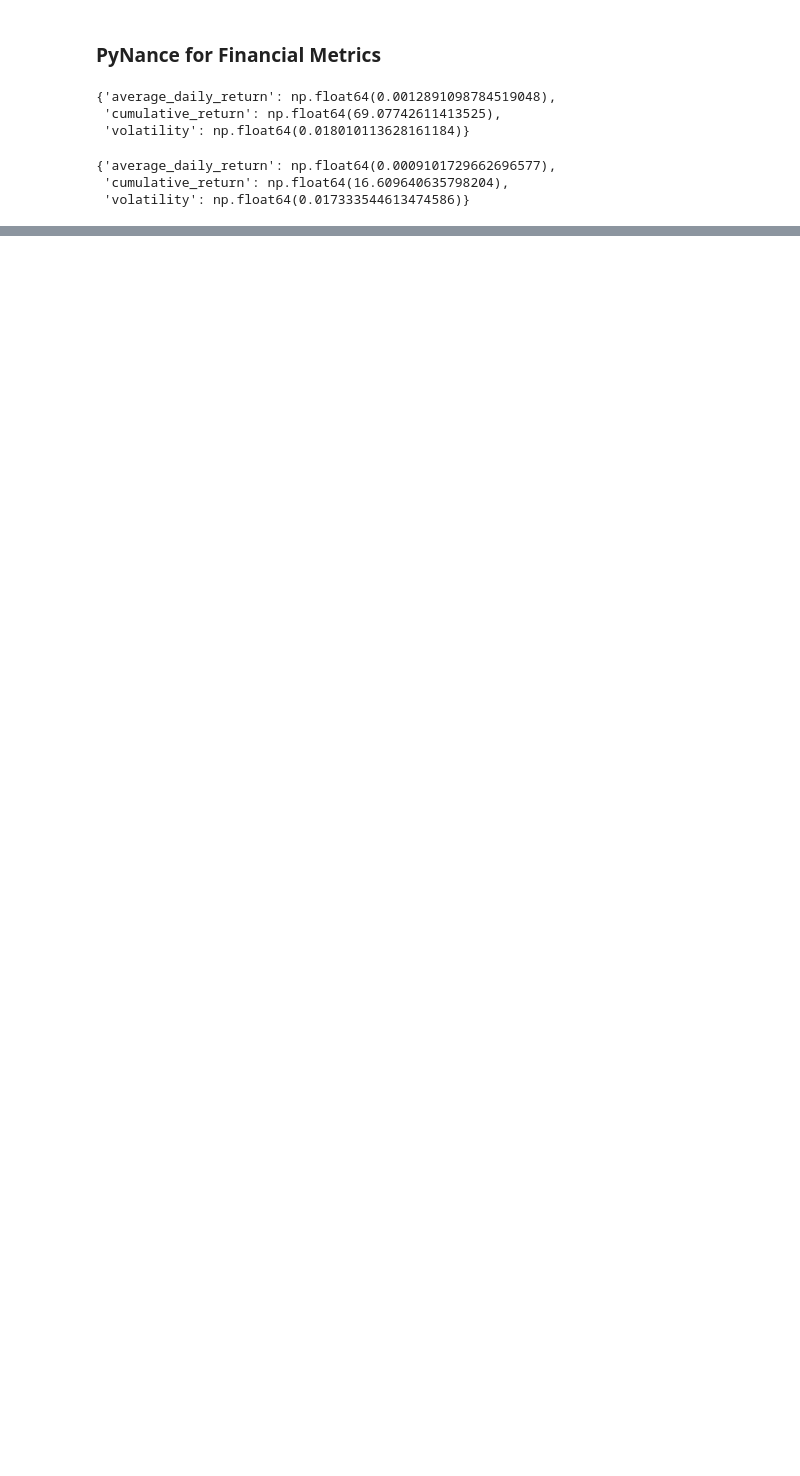
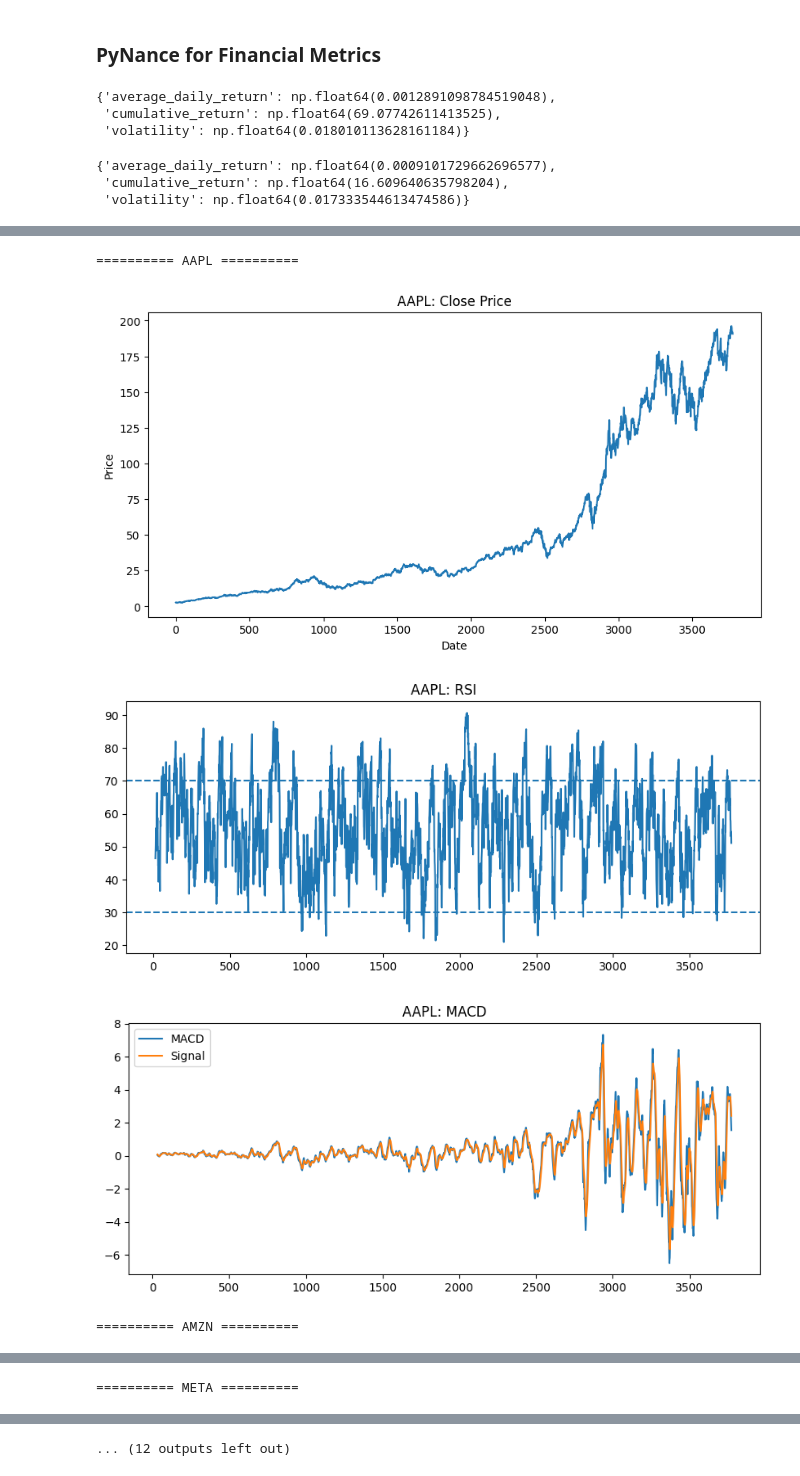
Before and after one commit to Kidist-c/Financial_new-Dataset-Analysis-week1, a Jupyter notebook: notebooks/stock_analysis.ipynb, the cells around one changed output, grey strips where cells are left out. Saved outputs shown, nothing was run; the diff lists cells and outputs as text; code cells hidden in the pictures; blank space fills up the shorter version.

Commit message:
visualize stock with indicators

```diff
--- a/notebooks/stock_analysis.ipynb
+++ b/notebooks/stock_analysis.ipynb
@@ -157,0 +160,20 @@ all_metrics['GOOG']
+# %%
+from src.visualize import plot_price,plot_rsi,plot_macd
+# Loop through each ticker and plot all indicators
+for ticker, df in all_data.items():
+    print(f"\n========== {ticker} ==========")
+
+    # Price chart
+    plot_price(df, ticker)
+
+    # RSI chart
+    plot_rsi(df, ticker)
+
+    # MACD chart
+    plot_macd(df, ticker)
+# %% [output]
+========== AAPL ==========
+[figure, added]
+[figure, added]
+[figure, added]
+========== AMZN ==========
@@ -157,0 +183 @@ all_metrics['GOOG']
+========== META ==========
@@ -157,0 +187 @@ all_metrics['GOOG']
+... (12 outputs left out)
```
Also changed, not shown: parts of 2 cells of this notebook, 1 other file.
